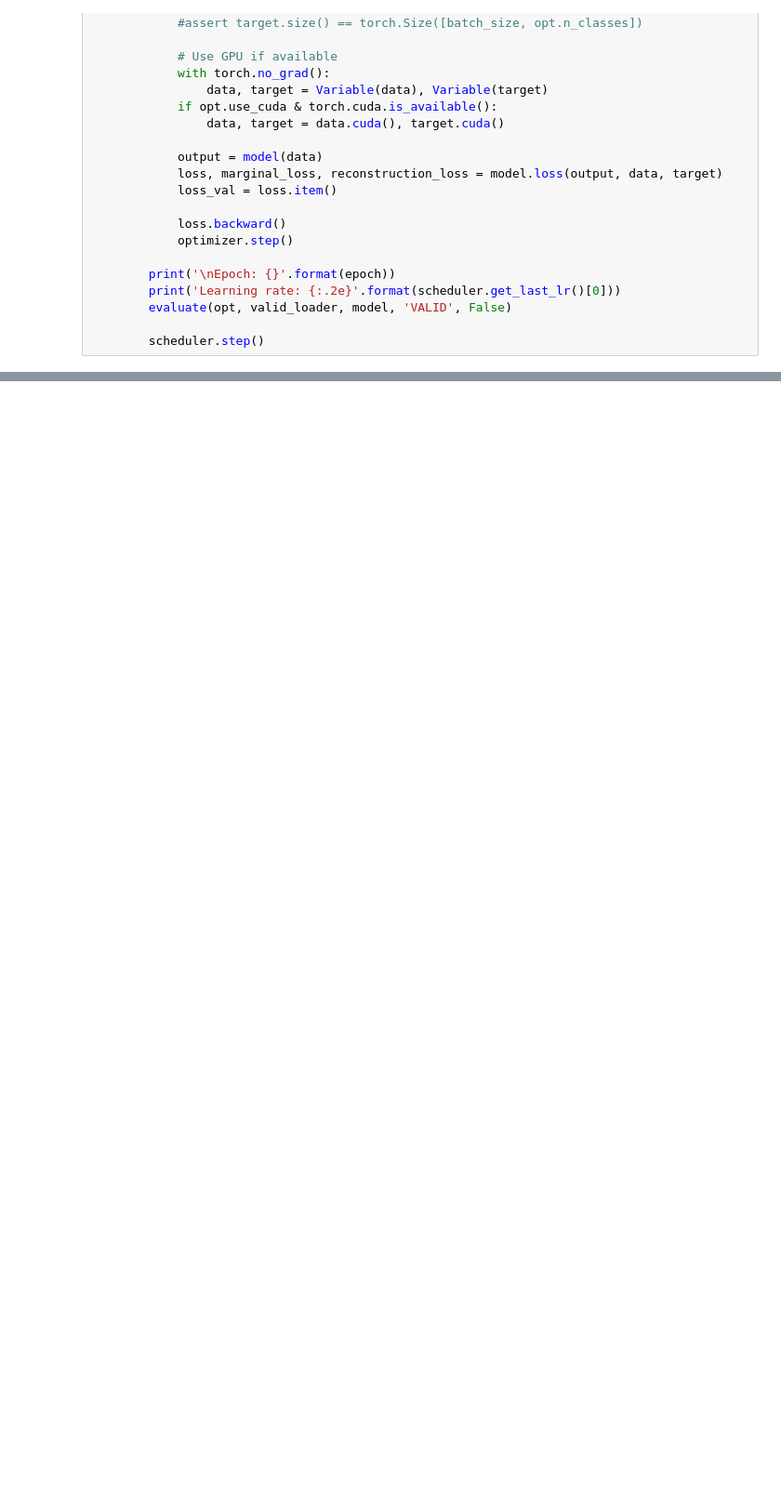
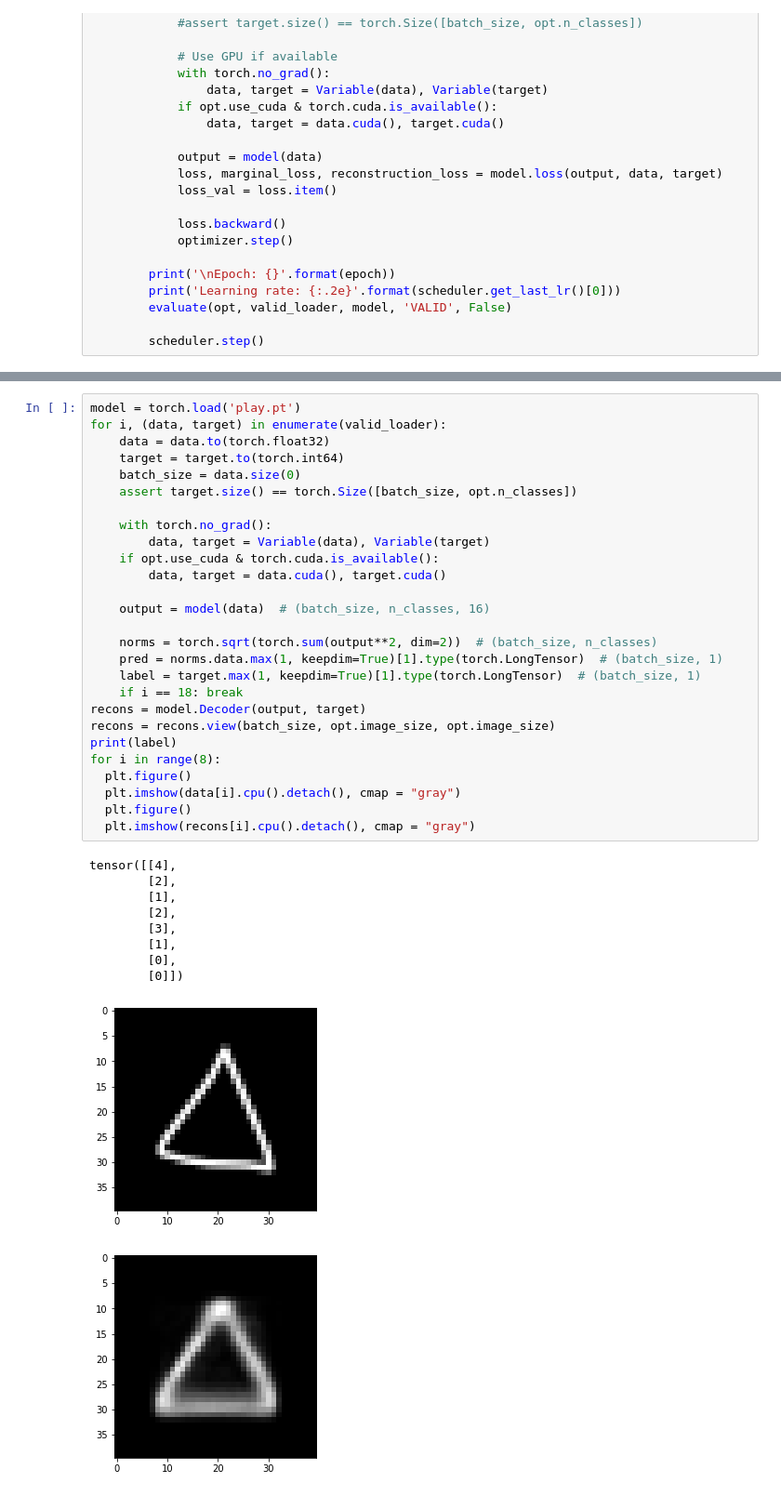
Before and after one commit to HanziJiang/CapsNet-ResNet-Performance-Analysis, a Jupyter notebook: guide_big.ipynb, the cells around one changed output, grey strips where cells are left out. Shown at 93% size. Cells and saved outputs as stored; diff of their text form; blank space fills up the shorter version.

```diff
--- a/guide_big.ipynb
+++ b/guide_big.ipynb
@@ -654,0 +694,38 @@ Accuracy: 4875/5000 0.9750
+# %%
+model = torch.load('play.pt')
+for i, (data, target) in enumerate(valid_loader):
+    data = data.to(torch.float32)
+    target = target.to(torch.int64)
+    batch_size = data.size(0)
+    assert target.size() == torch.Size([batch_size, opt.n_classes])
+
+    with torch.no_grad():
+        data, target = Variable(data), Variable(target)
+    if opt.use_cuda & torch.cuda.is_available():
+        data, target = data.cuda(), target.cuda()
+
+    output = model(data)  # (batch_size, n_classes, 16)
+
+    norms = torch.sqrt(torch.sum(output**2, dim=2))  # (batch_size, n_classes)
+    pred = norms.data.max(1, keepdim=True)[1].type(torch.LongTensor)  # (batch_size, 1)
+    label = target.max(1, keepdim=True)[1].type(torch.LongTensor)  # (batch_size, 1)
+    if i == 18: break
+recons = model.Decoder(output, target)
+recons = recons.view(batch_size, opt.image_size, opt.image_size)
+print(label)
+for i in range(8):
+  plt.figure()
+  plt.imshow(data[i].cpu().detach(), cmap = "gray")
+  plt.figure()
+  plt.imshow(recons[i].cpu().detach(), cmap = "gray")
+# %% [output]
+tensor([[4],
+        [2],
+        [1],
+        [2],
+        [3],
+        [1],
+        [0],
+        [0]])
+[figure, added]
+[figure, added]
```
Also changed, not shown: parts of 9 cells of this notebook, 2 other files.
